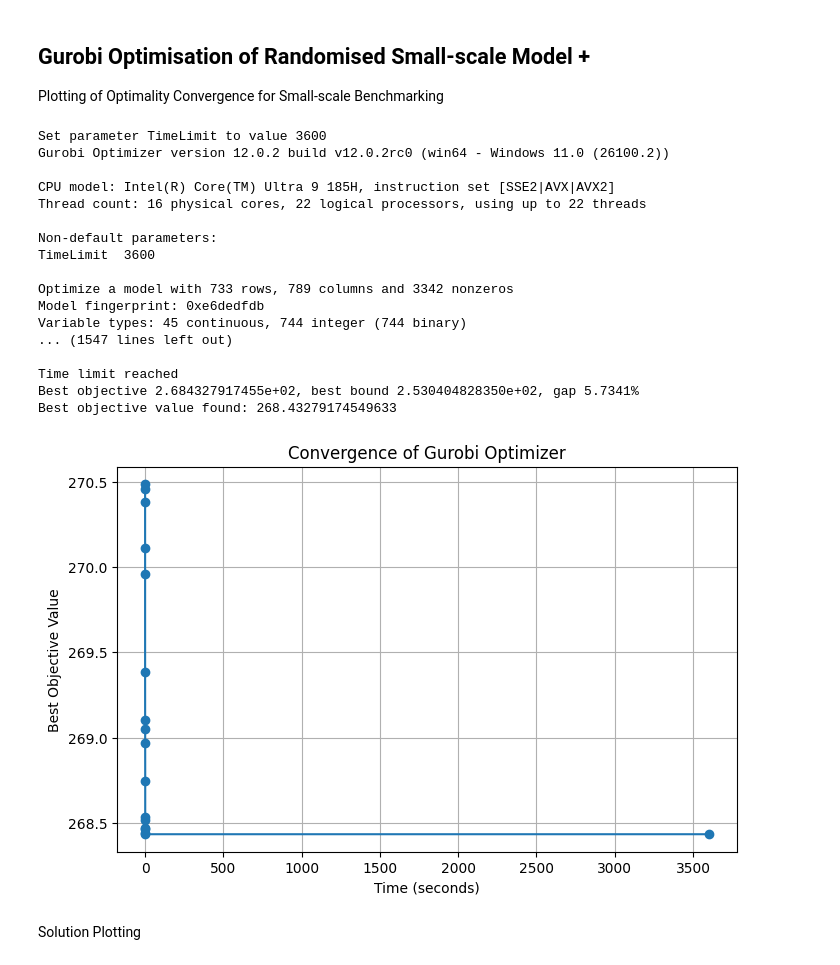
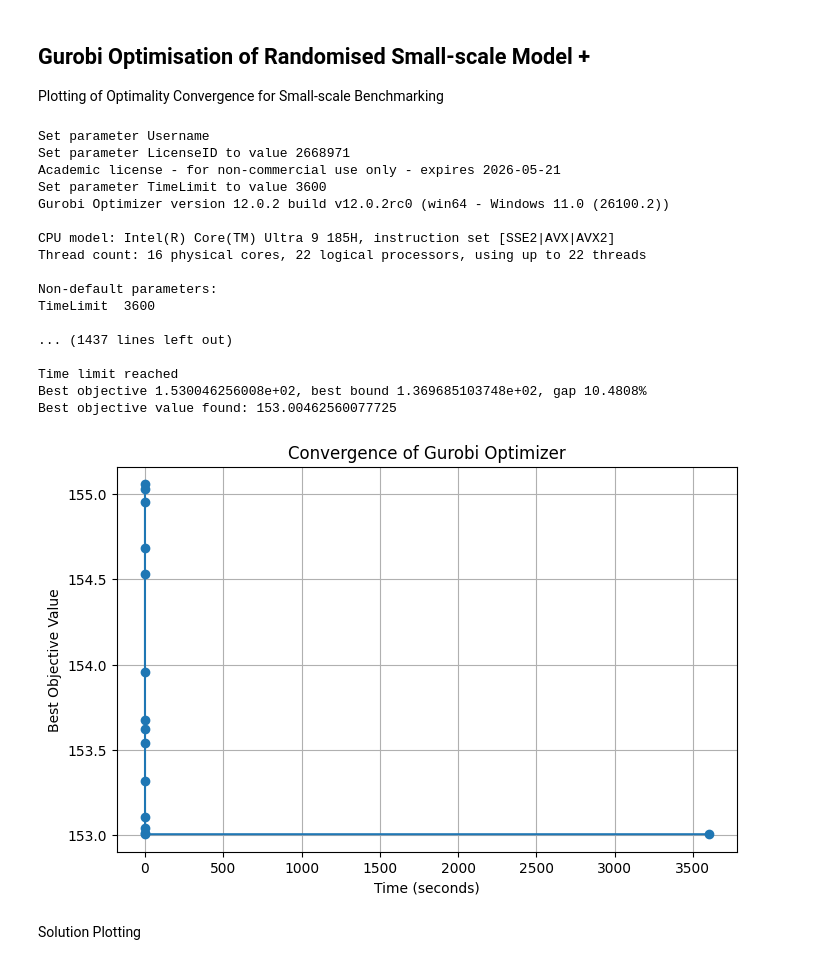
Before and after one commit to benedict-9/HST_proj1, a Jupyter notebook: Optimiser Code for Scaled-down Randomised Model.ipynb, the cells around one changed output. Cells and saved outputs as stored; diff of their text form; code cells hidden in the pictures.

```diff
--- a/Optimiser Code for Scaled-down Randomised Model.ipynb
+++ b/Optimiser Code for Scaled-down Randomised Model.ipynb
@@ -176,8 +176,8 @@ for k in range(nbrblood):
 # The objective is to minimize the total distance traveled by the blood banks and the delivery to hospitals
 model.setObjective(
     gp.quicksum(x[i, j] * distancelct[i][j] for i in I for j in J) +
-    gp.quicksum(z[i, h] * distanceBB_priv[i][h] for i in I for h in H_priv) +
-    gp.quicksum(z[i, h] * distanceBB_pub[i][h - nbrprivh] for i in I for h in H_pub)+
+    # gp.quicksum(z[i, h] * distanceBB_priv[i][h] for i in I for h in H_priv) +
+    # gp.quicksum(z[i, h] * distanceBB_pub[i][h - nbrprivh] for i in I for h in H_pub)+
     gp.quicksum(u[k, i, j] * np.linalg.norm(np.array(comm_coords[i]) - np.array(comm_coords[j]))
                for k in range(nbrblood) for i in range(nbrcoll) for j in range(nbrcoll) if i != j),
     GRB.MINIMIZE
@@ -196,48 +196,46 @@ def convergence_callback(model, where):
 
 # When calling optimize, pass the callback:
 model.optimize(convergence_callback)
-
-model.optimize()
 
 if model.status in [gp.GRB.OPTIMAL, gp.GRB.TIME_LIMIT, gp.GRB.SUBOPTIMAL]:
     print(f"Best objective value found: {model.objVal}")
 
     assignments = {i: [] for i in I}
     for i in I:
         for j in J:
             if x[i, j].X > 0.5:
                 assignments[i].append(j)
 
 
     plt.figure(figsize=(8, 5))
     plt.plot(convergence_times, convergence_objs, marker='o')
     plt.xlabel('Time (seconds)')
     plt.ylabel('Best Objective Value')
     plt.title('Convergence of Gurobi Optimizer')
     plt.grid(True)
     plt.show()
 
 else:
     print("No feasible solution found. Skipping plotting.")
 # %% [output]
+Set parameter Username
+Set parameter LicenseID to value 2668971
+Academic license - for non-commercial use only - expires 2026-05-21
 Set parameter TimeLimit to value 3600
 Gurobi Optimizer version 12.0.2 build v12.0.2rc0 (win64 - Windows 11.0 (26100.2))
 
 CPU model: Intel(R) Core(TM) Ultra 9 185H, instruction set [SSE2|AVX|AVX2]
 Thread count: 16 physical cores, 22 logical processors, using up to 22 threads
 
 Non-default parameters:
 TimeLimit  3600
 
-Optimize a model with 733 rows, 789 columns and 3342 nonzeros
-Model fingerprint: 0xe6dedfdb
-Variable types: 45 continuous, 744 integer (744 binary)
-... (1547 lines left out)
+... (1437 lines left out)
 
 Time limit reached
-Best objective 2.684327917455e+02, best bound 2.530404828350e+02, gap 5.7341%
-Best objective value found: 268.43279174549633
+Best objective 1.530046256008e+02, best bound 1.369685103748e+02, gap 10.4808%
+Best objective value found: 153.00462560077725
-[figure, old version]
+[figure, new version]
 # %% [markdown]
 Solution Plotting
 # %%
```
Also changed, not shown: parts of 1 cell of this notebook, 2 other files.
